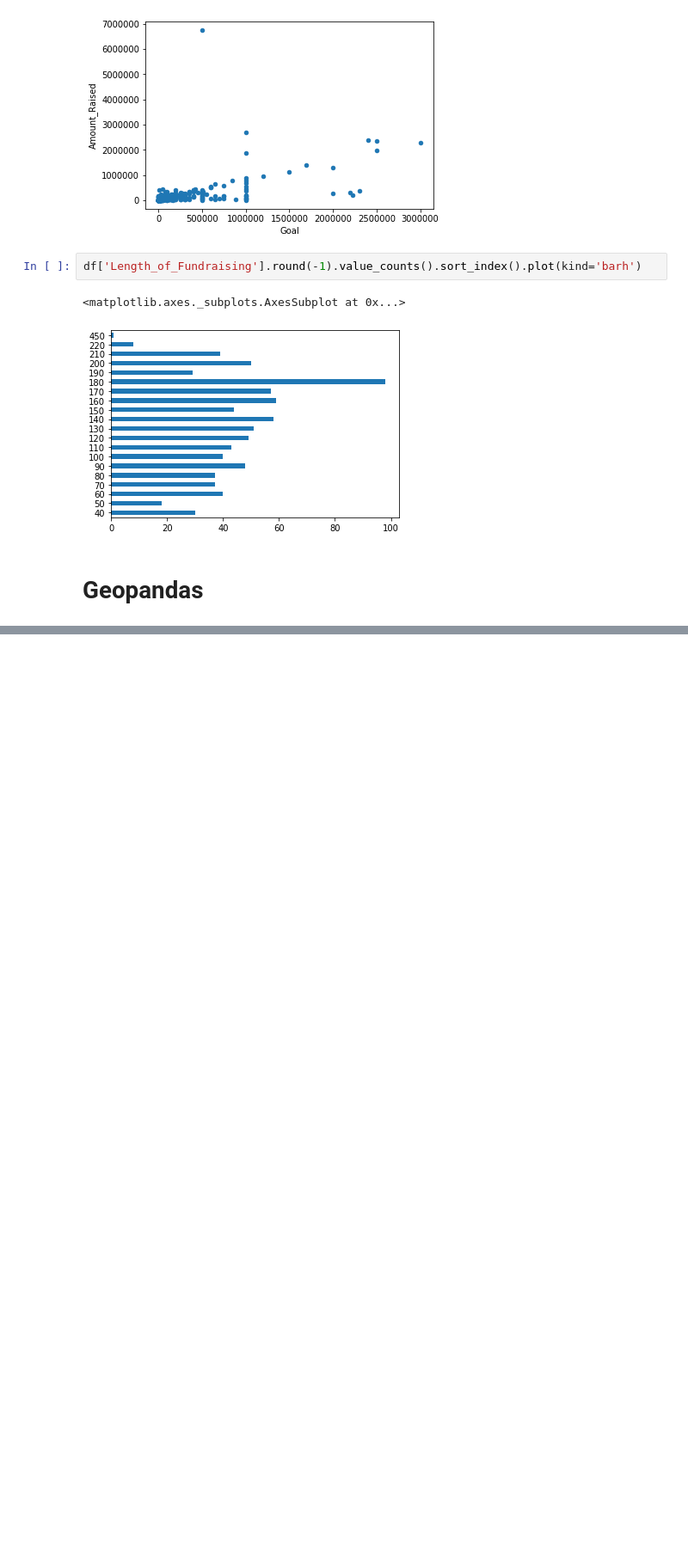
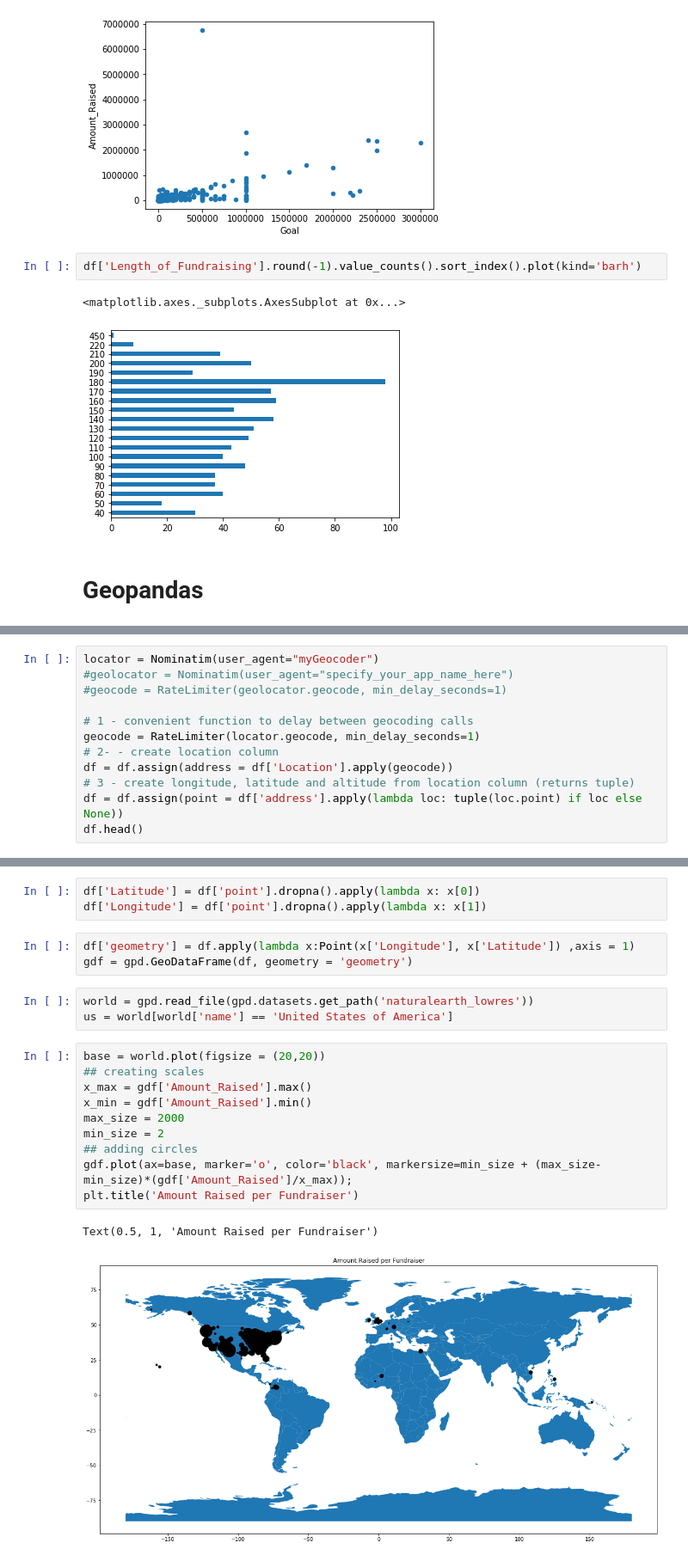
Before and after one commit to djleung/DS3-GoFundMe, a Jupyter notebook: gofundme exploration.ipynb, the cells around one changed output, grey strips where cells are left out. Shown at 86% size. Saved outputs shown, nothing was run; the diff lists cells and outputs as text; blank space fills up the shorter version.

```diff
--- a/gofundme exploration.ipynb
+++ b/gofundme exploration.ipynb
@@ -165,0 +153,12 @@ Name: Location, Length: 835, dtype: object
+# %%
+locator = Nominatim(user_agent="myGeocoder")
+#geolocator = Nominatim(user_agent="specify_your_app_name_here")
+#geocode = RateLimiter(geolocator.geocode, min_delay_seconds=1)
+
+# 1 - convenient function to delay between geocoding calls
+geocode = RateLimiter(locator.geocode, min_delay_seconds=1)
+# 2- - create location column
+df = df.assign(address = df['Location'].apply(geocode))
+# 3 - create longitude, latitude and altitude from location column (returns tuple)
+df = df.assign(point = df['address'].apply(lambda loc: tuple(loc.point) if loc else None))
+df.head()
@@ -165,0 +189,22 @@ Name: Location, Length: 835, dtype: object
+# %%
+df['Latitude'] = df['point'].dropna().apply(lambda x: x[0])
+df['Longitude'] = df['point'].dropna().apply(lambda x: x[1])
+# %%
+df['geometry'] = df.apply(lambda x:Point(x['Longitude'], x['Latitude']) ,axis = 1)
+gdf = gpd.GeoDataFrame(df, geometry = 'geometry')
+# %%
+world = gpd.read_file(gpd.datasets.get_path('naturalearth_lowres'))
+us = world[world['name'] == 'United States of America']
+# %%
+base = world.plot(figsize = (20,20))
+## creating scales
+x_max = gdf['Amount_Raised'].max()
+x_min = gdf['Amount_Raised'].min()
+max_size = 2000
+min_size = 2
+## adding circles
+gdf.plot(ax=base, marker='o', color='black', markersize=min_size + (max_size-min_size)*(gdf['Amount_Raised']/x_max));
+plt.title('Amount Raised per Fundraiser')
+# %% [output]
+Text(0.5, 1, 'Amount Raised per Fundraiser')
+[figure, added]
```
Also changed, not shown: parts of 6 cells of this notebook, 2 other files.
